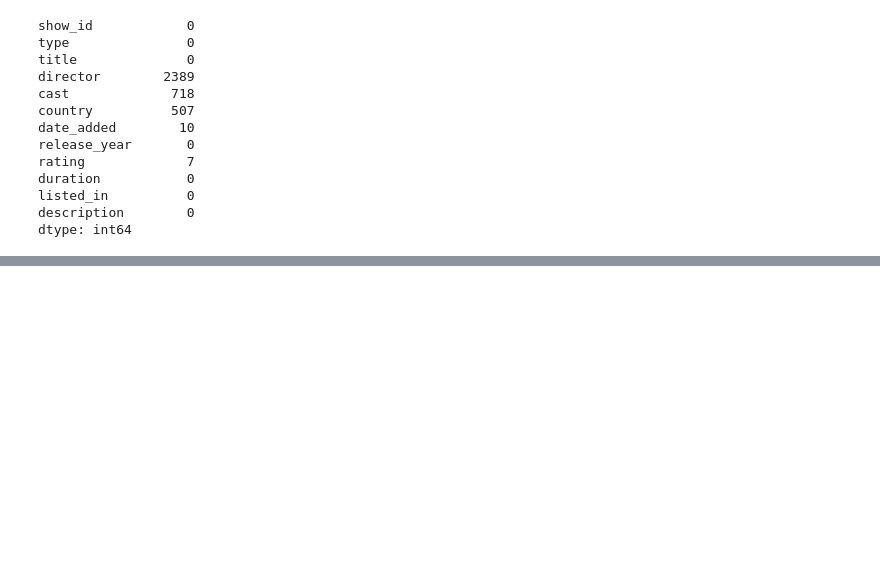
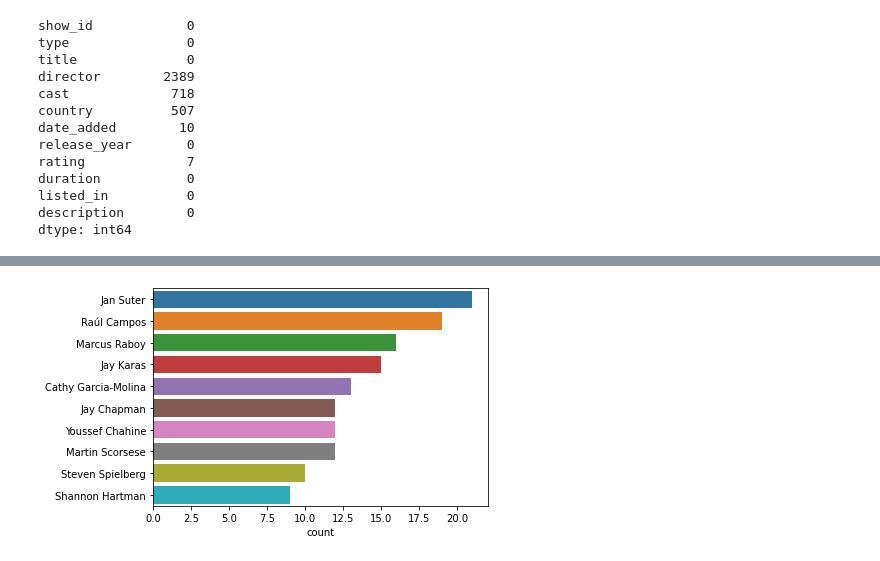
Before and after one commit to kiran2424/Netflix-Movies-and-TV-Shows-Clustering, a Jupyter notebook: NETFLIX_MOVIES_AND_TV_SHOWS_CLUSTERING.ipynb, the cells around one changed output, grey strips where cells are left out. Drawn from its saved outputs; the diff is of its cells as text; code cells hidden in the pictures; blank space fills up the shorter version.

```diff
--- a/NETFLIX_MOVIES_AND_TV_SHOWS_CLUSTERING.ipynb
+++ b/NETFLIX_MOVIES_AND_TV_SHOWS_CLUSTERING.ipynb
@@ -171,0 +241,6 @@ data['rating'].shape
+# %%
+filtered_directors = data[data.director != 'No Director'].set_index('title').director.str.split(', ', expand=True).stack().reset_index(level=1, drop=True)
+sns.countplot(y = filtered_directors, order=filtered_directors.value_counts().index[:10])
+plt.show()
+# %% [output]
+[figure, added]
```
Also changed, not shown: parts of 29 cells of this notebook.
